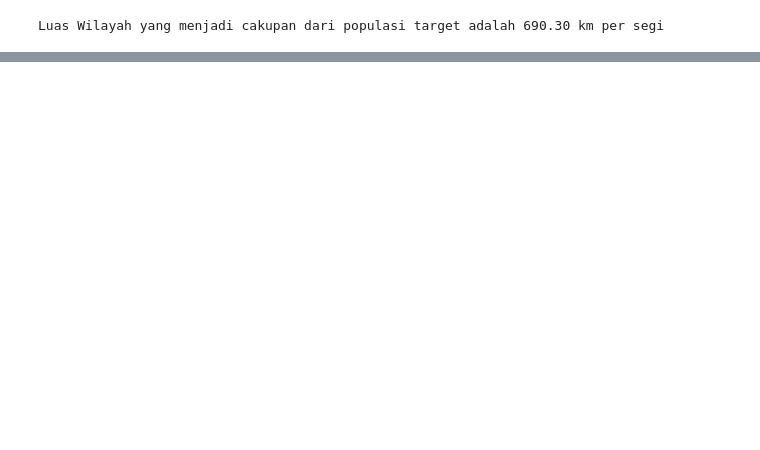
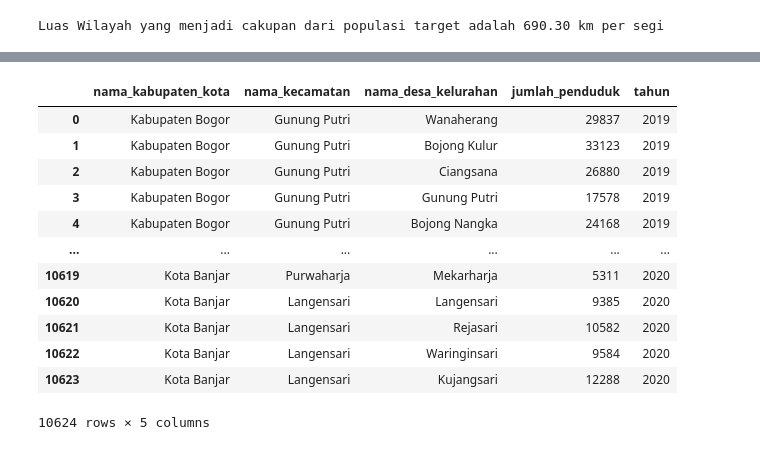
Before and after one commit to akhmadtaufik/project-sampling, a Jupyter notebook: project-sampling.ipynb, the cells around one changed output, grey strips where cells are left out. Saved outputs shown, nothing was run; the diff lists cells and outputs as text; code cells hidden in the pictures; blank space fills up the shorter version.

```diff
--- a/project-sampling.ipynb
+++ b/project-sampling.ipynb
@@ -798,0 +940,27 @@ Terdapat 28 kecamatan dan 201 kelurahan pada populasi target
+# %%
+# This script is reading an excel file and named 'kel_without_kota_bdg_cmh'.
+kel_without_kota_bdg_cmh = pd.read_excel('Dataset/jumlah_penduduk_desa_kelurahan.xlsx', sheet_name='data')
+
+# Then, it applies the .title() function to the columns 'nama_kabupaten_kota', 'nama_kecamatan', and 'nama_desa_kelurahan'
+# which capitalizes the first letter of each word in the corresponding columns.
+# This is done to standardize the text formatting in these columns.
+kel_without_kota_bdg_cmh['nama_kabupaten_kota'] = kel_without_kota_bdg_cmh['nama_kabupaten_kota'].apply(lambda x: x.title())
+kel_without_kota_bdg_cmh['nama_kecamatan'] = kel_without_kota_bdg_cmh['nama_kecamatan'].apply(lambda x: x.title())
+kel_without_kota_bdg_cmh['nama_desa_kelurahan'] = kel_without_kota_bdg_cmh['nama_desa_kelurahan'].apply(lambda x: x.title())
+
+# Finally, the modified dataframe is being printed.
+kel_without_kota_bdg_cmh
+# %% [output]
+|  | nama_kabupaten_kota | nama_kecamatan | nama_desa_kelurahan | jumlah_penduduk | tahun |
+| 0 | Kabupaten Bogor | Gunung Putri | Wanaherang | 29837 | 2019 |
+| 1 | Kabupaten Bogor | Gunung Putri | Bojong Kulur | 33123 | 2019 |
+| 2 | Kabupaten Bogor | Gunung Putri | Ciangsana | 26880 | 2019 |
+| 3 | Kabupaten Bogor | Gunung Putri | Gunung Putri | 17578 | 2019 |
+| 4 | Kabupaten Bogor | Gunung Putri | Bojong Nangka | 24168 | 2019 |
+| ... | ... | ... | ... | ... | ... |
+| 10619 | Kota Banjar | Purwaharja | Mekarharja | 5311 | 2020 |
+| 10620 | Kota Banjar | Langensari | Langensari | 9385 | 2020 |
+| 10621 | Kota Banjar | Langensari | Rejasari | 10582 | 2020 |
+| 10622 | Kota Banjar | Langensari | Waringinsari | 9584 | 2020 |
+| 10623 | Kota Banjar | Langensari | Kujangsari | 12288 | 2020 |
+10624 rows × 5 columns
```
Also changed, not shown: parts of 61 cells of this notebook.
